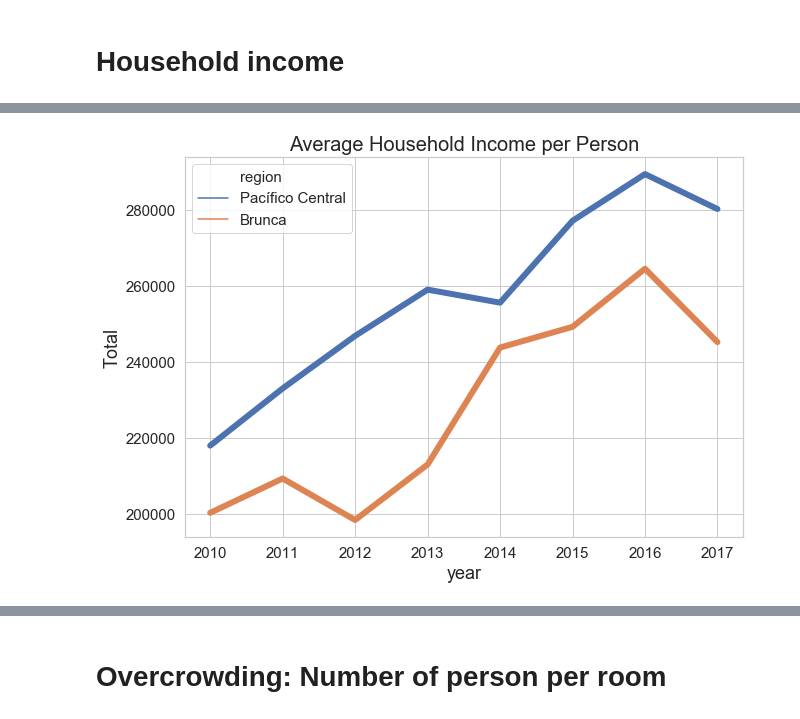
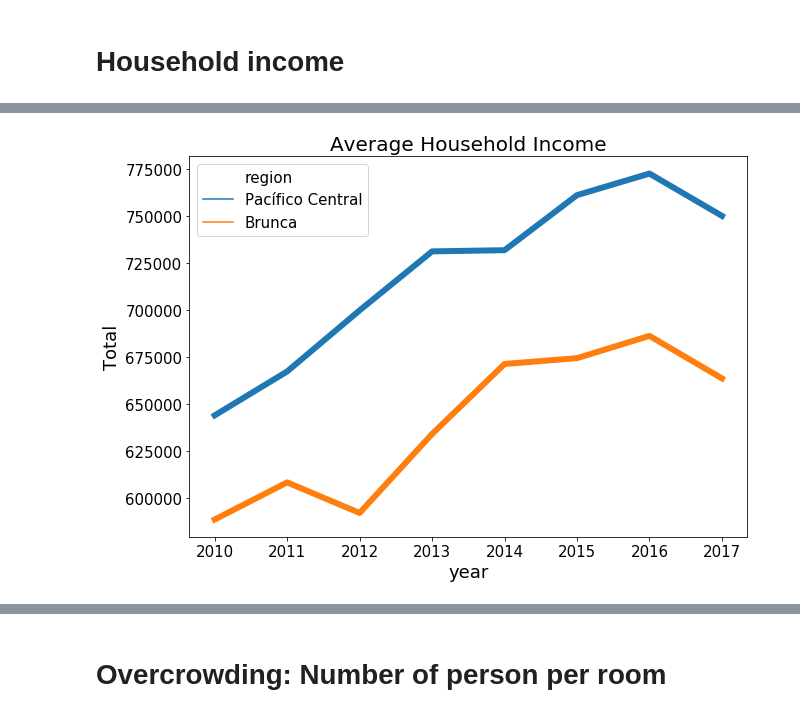
Before and after one commit to zhaomh1998/ece143, a Jupyter notebook: Final_Plots.ipynb, the cells around one changed output, grey strips where cells are left out. Saved outputs shown, nothing was run; the diff lists cells and outputs as text; code cells hidden in the pictures.

```diff
--- a/Final_Plots.ipynb
+++ b/Final_Plots.ipynb
@@ -139,3 +39,7 @@ plt.savefig(os.getcwd() + '/plots/Avg_Income_Parallel_1.png');
+# %%
+cr.plot_avg_hh_income_pc_b()
+# %% [output]
+[figure, added]
 # %% [markdown]
 ## Different regions lead by same government
 Costa rica is divided into 6 regions by social economic parameter, however, administratively, it is divided into 7 provinces, each lead by a individual government. Interestingly, we obsere that `Pacifico Central` and `Brunca`, two different regions, are actually in the same province administratively, which means they are governed by the same government. As a result, we plotted the average household income per person over the year in those two provinces, and they do look parallel.
@@ -144,10 +48,3 @@ Costa rica is divided into 6 regions by social economic parameter, however, admi
 
 <img src="https://image.slidesharecdn.com/sociales-151013022512-lva1-app6891/95/resumen-estudios-sociales-de-regiones-de-costa-rica-1-638.jpg?cb=1444704104" alt="drawing" style="width:400px;"/>
 <img src="https://www.creescapes.com/wp-content/uploads/costa-rica-map.png" alt="drawing" style="width:400px;"/>
-# %%
-fig, ax = plt.subplots(figsize = (10, 7))
-sns.lineplot(x="year", y="Total", hue="region" ,data = c_average_income_household_person, ax=ax, lw=6)
-ax.set_title('Average Household Income per Person', fontsize = 20)
-plt.savefig(os.getcwd() + '/plots/Avg_Income_Parallel_2.png')
-# %% [output]
-[figure, removed]
```
Also changed, not shown: parts of 28 cells of this notebook, 4 other files.
